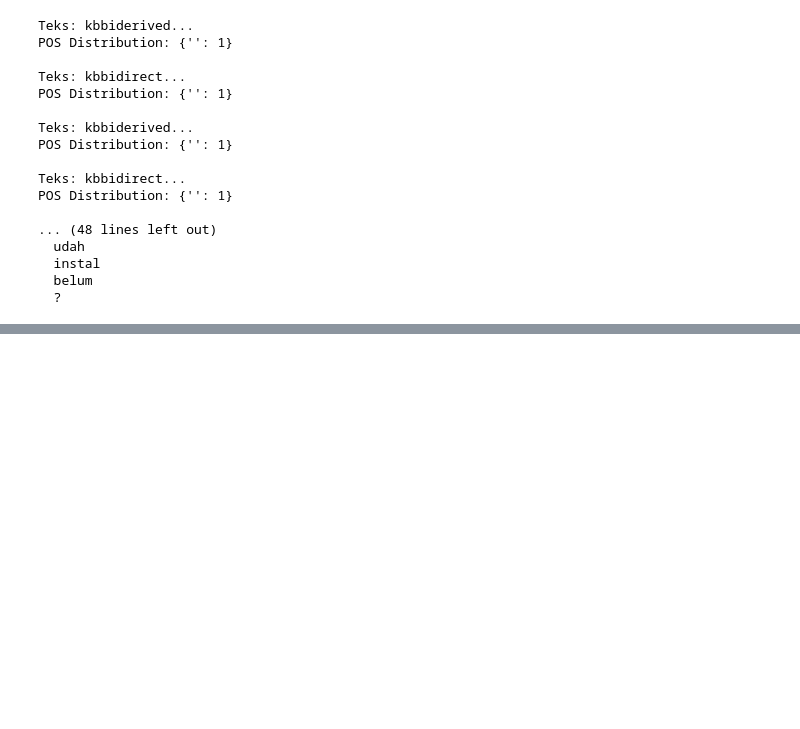
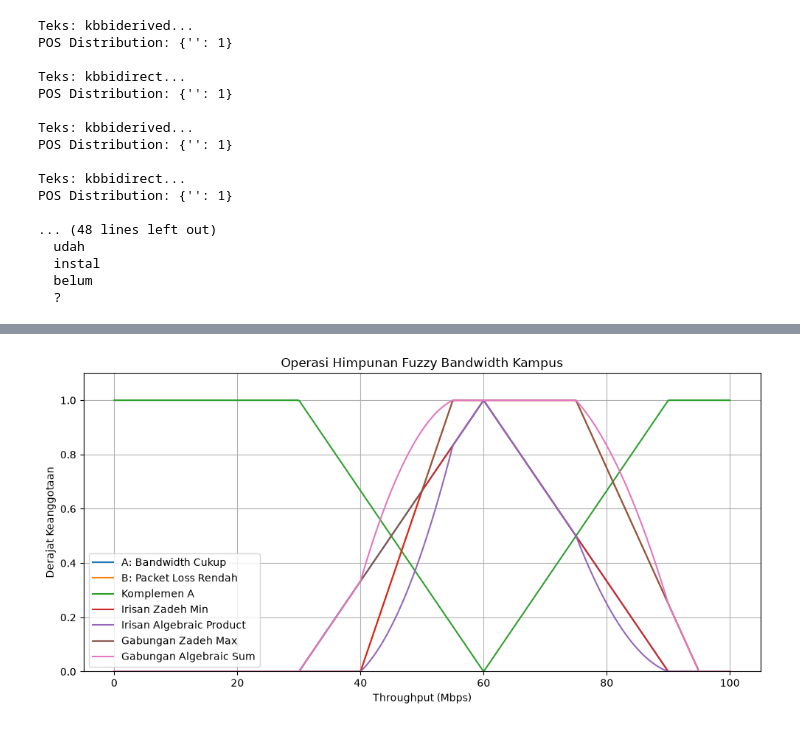
Before and after one commit to irul92/NLP, a Jupyter notebook: Modul 1/pertemuan-4_linguistic_processing.ipynb, the cells around one changed output, grey strips where cells are left out. Cells and saved outputs as stored; diff of their text form; code cells hidden in the pictures; blank space fills up the shorter version.

Commit message:
tambah tugas analisis

```diff
--- a/Modul 1/pertemuan-4_linguistic_processing.ipynb
+++ b/Modul 1/pertemuan-4_linguistic_processing.ipynb
@@ -130,3 +130,94 @@ with open("dependency_tree.html", "w", encoding="utf-8") as f:
     f.write(html)
 # %% [output]
 [interactive output not drawn]
+# %%
+# tugas analisis linguistik
+
+import numpy as np
+import matplotlib.pyplot as plt
+import pandas as pd
+
+# Semesta pembicaraan
+x = np.linspace(0, 100, 500)
+
+# Fungsi keanggotaan A: Segitiga [30, 60, 90]
+def fungsi_a(x):
+    return np.maximum(
+        0,
+        np.minimum((x - 30) / 30, (90 - x) / 30)
+    )
+
+# Fungsi keanggotaan B: Trapesium [40, 55, 75, 95]
+def fungsi_b(x):
+    return np.maximum(
+        0,
+        np.minimum(
+            np.minimum((x - 40) / 15, 1),
+            (95 - x) / 20
+        )
+    )
+
+# Fungsi operasi fuzzy
+def zadeh_min(a, b):
+    return np.minimum(a, b)
+
+def algebraic_product(a, b):
+    return a * b
+
+def zadeh_max(a, b):
+    return np.maximum(a, b)
+
+def algebraic_sum(a, b):
+    return a + b - (a * b)
+
+def komplemen_a(a):
+    return 1 - a
+
+# Menghitung fungsi keanggotaan
+mu_a = fungsi_a(x)
+mu_b = fungsi_b(x)
+
+# Membuat grafik
+plt.figure(figsize=(10, 5))
+plt.plot(x, mu_a, label="A: Bandwidth Cukup")
+plt.plot(x, mu_b, label="B: Packet Loss Rendah")
+plt.plot(x, komplemen_a(mu_a), label="Komplemen A")
+plt.plot(x, zadeh_min(mu_a, mu_b), label="Irisan Zadeh Min")
+plt.plot(x, algebraic_product(mu_a, mu_b),
+         label="Irisan Algebraic Product")
+plt.plot(x, zadeh_max(mu_a, mu_b), label="Gabungan Zadeh Max")
+plt.plot(x, algebraic_sum(mu_a, mu_b),
+         label="Gabungan Algebraic Sum")
+
+plt.title("Operasi Himpunan Fuzzy Bandwidth Kampus")
+plt.xlabel("Throughput (Mbps)")
+plt.ylabel("Derajat Keanggotaan")
+plt.ylim(0, 1.1)
+plt.grid(True)
+plt.legend()
+plt.tight_layout()
+plt.show()
+
+# Pengujian pada empat nilai throughput
+data_uji = [35, 50, 65, 80]
+hasil = []
+
+for nilai in data_uji:
+    a = float(fungsi_a(nilai))
+    b = float(fungsi_b(nilai))
+
+    hasil.append({
+        "Throughput": nilai,
+        "A": round(a, 3),
+        "B": round(b, 3),
+        "Min": round(float(zadeh_min(a, b)), 3),
+        "Product": round(float(algebraic_product(a, b)), 3),
+        "Max": round(float(zadeh_max(a, b)), 3),
+        "Alg. Sum": round(float(algebraic_sum(a, b)), 3),
+        "Komplemen A": round(float(komplemen_a(a)), 3)
+    })
+
+tabel_hasil = pd.DataFrame(hasil)
+print(tabel_hasil.to_string(index=False))
+# %% [output]
+[figure, added]
```
Also changed, not shown: parts of 1 cell of this notebook.
